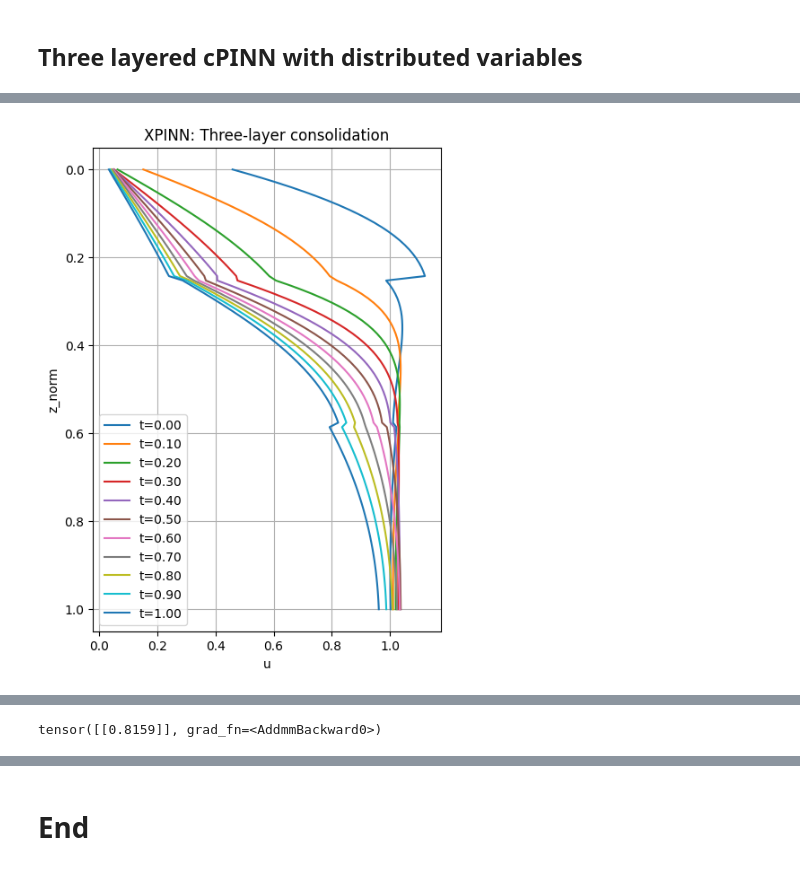
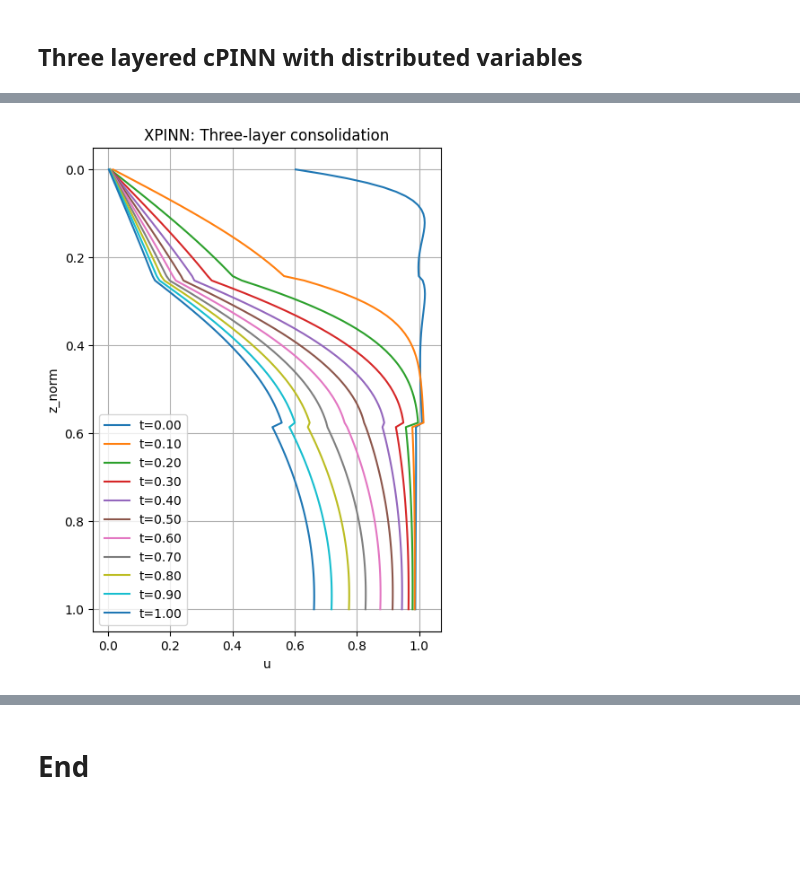
Before and after one commit to jolu2111/Master_thesis, a Jupyter notebook: Code/05_terzaghi_1D.ipynb, the cells around one changed output, grey strips where cells are left out. Cells and saved outputs as stored; diff of their text form; code cells hidden in the pictures; blank space fills up the shorter version.

```diff
--- a/Code/05_terzaghi_1D.ipynb
+++ b/Code/05_terzaghi_1D.ipynb
@@ -643,7 +568,9 @@ def terzaghi_interface_12(model1, model2, coords):
     flux1 = k1 * u1_z
     flux2 = k2 * u2_z
 
-    flux_loss = torch.mean((flux1-flux2)**2)
+    scaling = (k1 * k2)**0.5
+
+    flux_loss = torch.mean(((flux1-flux2)/scaling)**2)
 
     return continuity_loss, flux_loss
 
@@ -662,7 +589,9 @@ def terzaghi_interface_23(model2, model3, coords):
     flux1 = k2 * u2_z
     flux2 = k3 * u3_z
 
-    flux_loss = torch.mean((flux1-flux2)**2)
+    scaling = (k2 * k3)**0.5
+
+    flux_loss = torch.mean(((flux1-flux2)/(scaling))**2)
 
     return continuity_loss, flux_loss
 # %%
@@ -702,8 +631,8 @@ w = {
   'pde1':1, 'pde2':1, 'pde3':1,
   'b0':10, 'b1':1,
   'ic':1,
-  'if_cont1':10, 'if_flux1':1e5,
-  'if_cont2':10, 'if_flux2':1e5
+  'if_cont1':1, 'if_flux1':1e0,
+  'if_cont2':1, 'if_flux2':1e0
 }
 
 if os.path.exists("loss_history.npy"):
@@ -989,49 +895,60 @@ RuntimeError: mat1 and mat2 shapes cannot be multiplied (1x2 and 11x50)
 # %%
 N=100
 height_test = 0
-k_test = -1.0
-mv_test = 1.0
+k_test = .0
+mv_test = -.0
+H_test = 0.0
 
 # --- testing & plotting ---
 test_t = torch.linspace(0,1,11).view(-1,1)
 z_plot = torch.linspace(0,1,N).view(-1,1)
 
 plt.figure (figsize=(5, 7))
 for t in test_t:
     u_vals= []
-    for z in z_plot:
-        test_points = torch.cat([t.view(1,1), z.view(1,1),
-                                torch.tensor([[height_test]]).view(1,1),
-                                torch.tensor([[k_test]]).view(1,1),
-                                torch.tensor([[mv_test]]).view(1,1),
-                                torch.tensor([[height_test]]).view(1,1),
-                                torch.tensor([[k_test]]).view(1,1),
-                                torch.tensor([[mv_test]]).view(1,1),
-                                torch.tensor([[height_test]]).view(1,1),
-                                torch.tensor([[k_test]]).view(1,1),
-                                torch.tensor([[mv_test]]).view(1,1)
-                                 ], dim=0).view(1,-1)
-        with torch.no_grad():
-            if z.item()<=3/12:
-                u_vals.append(model1_trick(test_points).item())
-            elif z.item()<=7/12:
-                u_vals.append(model2_trick(test_points).item())
-            else:
-                u_vals.append(model3_trick(test_points).item())
+    # Vectorized version: create a batch of test_points for all z in z_plot
+    z_batch = z_plot  # shape (N, 1)
+    t_batch = t.repeat(z_batch.shape[0], 1)  # shape (N, 1)
+    # Expand all other parameters to match z_batch shape
+    height_batch = torch.full_like(z_batch, height_test)
+    k_batch = torch.full_like(z_batch, k_test)
+    mv_batch = torch.full_like(z_batch, mv_test)
+
+    # Stack all input features for all z in z_plot
+    test_points = torch.cat([
+        t_batch, z_batch,
+        height_batch, k_batch, mv_batch,
+        height_batch, k_batch, mv_batch,
+        height_batch, k_batch, mv_batch
+    ], dim=1)  # shape (N, 11)
+
+    with torch.no_grad():
+        # Choose model for each z according to the same logic as before
+        z_np = z_batch.squeeze().numpy()
+        u_vals = torch.zeros_like(z_batch).squeeze()
+        mask1 = z_np <= 3/12
+        mask2 = (z_np > 3/12) & (z_np <= 7/12)
+        mask3 = z_np > 7/12
+
+        if mask1.any():
+            u_vals[mask1] = model1_trick(test_points[mask1]).squeeze()
+        if mask2.any():
+            u_vals[mask2] = model2_trick(test_points[mask2]).squeeze()
+        if mask3.any():
+            u_vals[mask3] = model3_trick(test_points[mask3]).squeeze()
+
+        u_vals = u_vals.numpy().tolist()
+
     plt.plot(u_vals, z_plot.numpy(), label=f't={t.item():.2f}')
 
 plt.gca().invert_yaxis()
 plt.xlabel("u")
 plt.ylabel("z_norm")
 plt.title("XPINN: Three-layer consolidation")
 plt.legend()
 plt.grid(True)
 plt.show()
 # %% [output]
-[figure, old version]
+[figure, new version]
 # %% [markdown]
 ![image.png](attachment:image.png)
-# %%
-print(model1(torch.tensor([[0.0,0,0,0,0,0,0,0,0,0,0]])))
-# %% [output]
-tensor([[0.8159]], grad_fn=<AddmmBackward0>)
```
Also changed, not shown: parts of 16 cells of this notebook, 4 other files.
